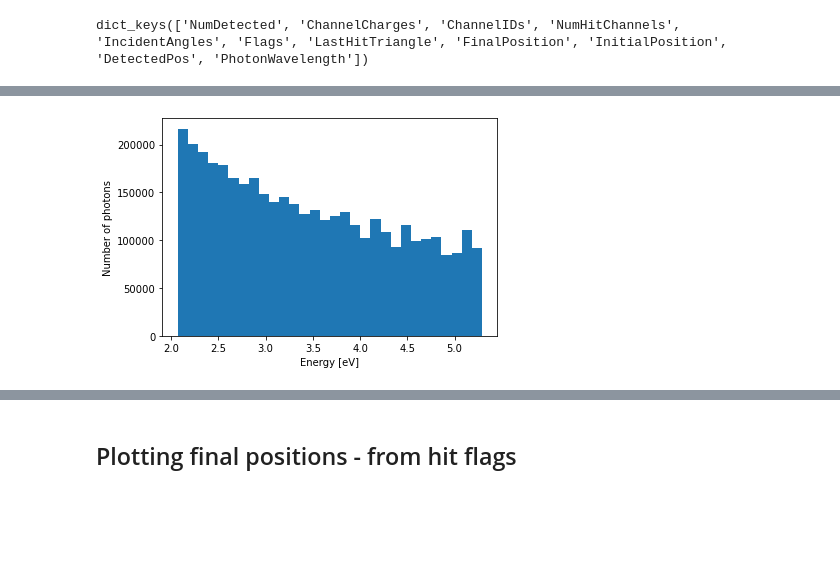
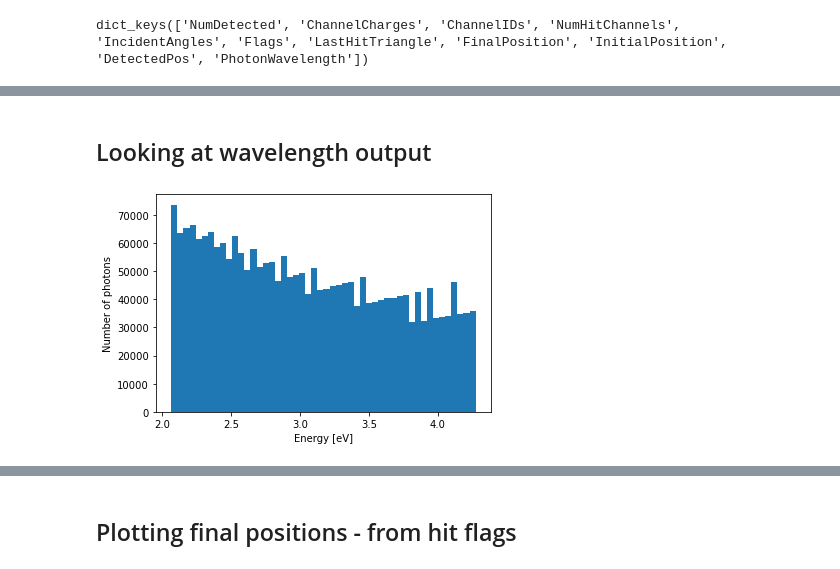
Before and after one commit to eklem1/OD_work, a Jupyter notebook: hfiles.ipynb, the cells around one changed output, grey strips where cells are left out. Saved outputs shown, nothing was run; the diff lists cells and outputs as text; code cells hidden in the pictures; blank space fills up the shorter version.

Commit message:
Flipped array process of flags and now runs faster, added in graph to look at wavelengths total and detected

```diff
--- a/hfiles.ipynb
+++ b/hfiles.ipynb
@@ -52,15 +52,7 @@ allKeys = ['NumDetected', 'ChannelCharges', 'ChannelIDs', 'NumHitChannels',
 Keys1 = ['Origin', 'LastHitTriangle', 'IncidentAngles', 'DetectorHit', 'Flags', 'FinalPosition', 'NumDetected',
          'InitialPosition', 'DetectedPos', 'PhotonWavelength']
 
-#cherenkov source, pos [0,0,-3400], straight down
-# File1 = 'h5_files/chroma_nEXO_OD_OD_test_210615_133245_r2794.h5'
-# #cherenkov source, pos [0,0,-3400], at corner [0,-1,-1]
-# File1 = 'h5_files/chroma_nEXO_OD_OD_test_210615_133535_r3926.h5'
-# #cherenkov source, pos [0,0,-3400], at corner [0,-1,-1], more photons and path length 4000 mm
-# File1 = 'h5_files/chroma_nEXO_OD_OD_test_210615_145704_r5508.h5'
-
-
-# #to center with WT surface set to detection: 1.0
+#to center with WT surface set to detection: 1.0
 # File1 = "h5_files/chroma_nEXO_OD_OD_fullAbs_WT_210621_133834_r5107.h5"
 # #to corner with WT surface set to detection: 1.0 s
 # File1 = "h5_files/chroma_nEXO_OD_OD_fullAbs_WT_210621_134205_r3434.h5"
@@ -72,9 +64,14 @@ Keys1 = ['Origin', 'LastHitTriangle', 'IncidentAngles', 'DetectorHit', 'Flags',
 File1 = "h5_files/chroma_nEXO_OD_OD_fullAbs_WT_210628_142719_r7732.h5"
 
 #full photons for 10 muons (big file)
-File1 = "h5_files/chroma_nEXO_OD_OD_fullAbs_WT_210708_115311_r1756.h5"
+#File1 = "h5_files/chroma_nEXO_OD_OD_fullAbs_WT_210708_115311_r1756.h5"
 #with wl=300-600 nm
-File1 = "h5_files/chroma_nEXO_OD_OD_fullAbs_WT_210712_152507_r8720.h5"
+#File1 = "h5_files/chroma_nEXO_OD_OD_fullAbs_WT_210712_152507_r8720.h5"
+
+#10 muons, with PMT's QE applied to the whole water tank detecting
+File1 = "h5_files/chroma_nEXO_OD_OD_fullAbs_WT_QE_210714_182139_r8738.h5"
+#same 10 muons, but whole water tank detect=1.0
+File1 = "h5_files/chroma_nEXO_OD_OD_fullAbs_WT_noQE_210714_181052_r2689.h5"
 
 Data1 = ReadFile(allKeys, File1)
 # %%
@@ -99,20 +85,25 @@ plt.show()
+# %% [markdown]
+## Looking at wavelength output
 # %%
+#all photon wavelengths
+wavelengths = Data1['PhotonWavelength']
+
 #getting photon energy from wavelength
 #E = hc/lambda
 c = con.c
 h = con.h
 
 #assumes wavelen is in nm
 def getEnergyFromWavelen(wavelen):
     E_J = h*c / (wavelen*1e-9)
     return E_J/eVtoJ
 
 eVtoJ = con.physical_constants['electron volt-joule relationship'][0]
 
 E = getEnergyFromWavelen(wavelengths)
-plt.hist(E, bins=30)
+plt.hist(E, bins=50)
 plt.xlabel("Energy [eV]")
 plt.ylabel("Number of photons")
 plt.show()
 # %% [output]
-[figure, old version]
+[figure, new version]
```
Also changed, not shown: parts of 13 cells of this notebook, 3 other files.
